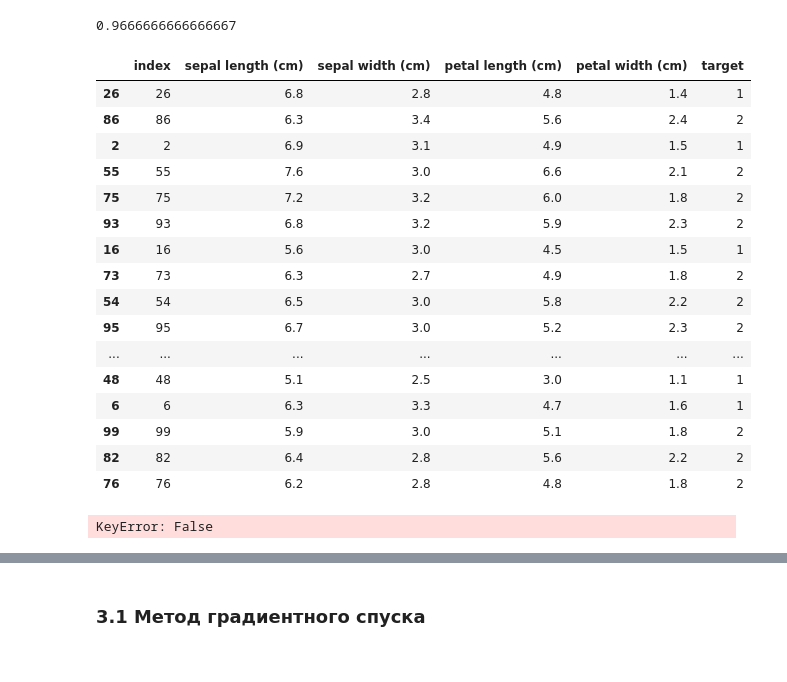
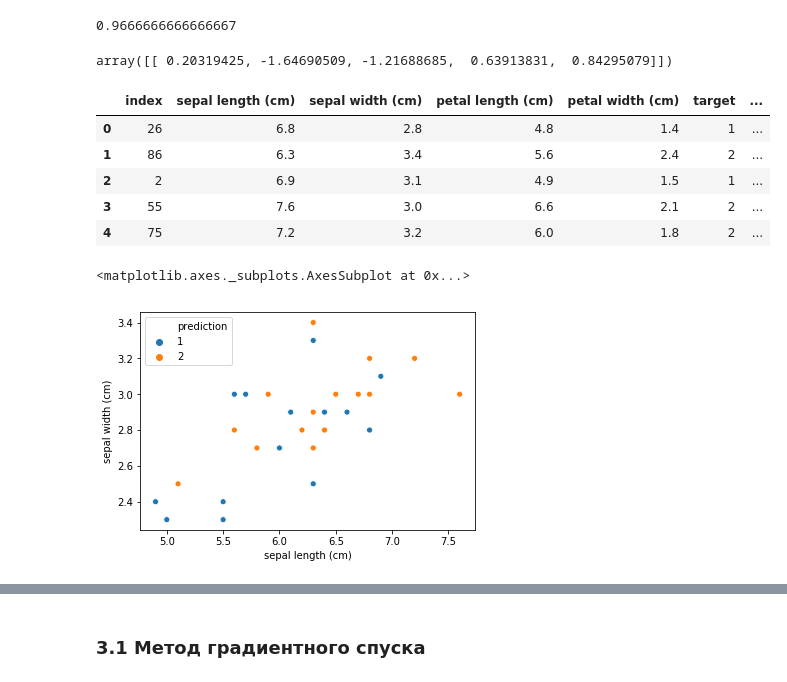
Before and after one commit to kianya/ml-basic-algorithms, a Jupyter notebook: 7. IRIS - optimization/iris_optimization.ipynb, the cells around one changed output, grey strips where cells are left out. Cells and saved outputs as stored; diff of their text form; code cells hidden in the pictures.

```diff
--- a/7. IRIS - optimization/iris_optimization.ipynb
+++ b/7. IRIS - optimization/iris_optimization.ipynb
@@ -71,34 +71,28 @@ predictions = model.predict(X_test)
 model.score(X_test, y_test)
 # %% [output]
 0.9666666666666667
+# %%
+# Подобранные коэффициенты для линейной регрессии
+model.coef_
+# %% [output]
+array([[ 0.20319425, -1.64690509, -1.21688685,  0.63913831,  0.84295079]])
 # %%
 plot_data = pd.concat([X_test, pd.DataFrame(y_test)], axis=1)
-plot_data
+plot_data = pd.concat([plot_data.reset_index(drop=True),
+                           pd.DataFrame(predictions, columns=['prediction'])], axis=1)
+plot_data.head()
 # %% [output]
-|  | index | sepal length (cm) | sepal width (cm) | petal length (cm) | petal width (cm) | target |
-| 26 | 26 | 6.8 | 2.8 | 4.8 | 1.4 | 1 |
-| 86 | 86 | 6.3 | 3.4 | 5.6 | 2.4 | 2 |
-| 2 | 2 | 6.9 | 3.1 | 4.9 | 1.5 | 1 |
-| 55 | 55 | 7.6 | 3.0 | 6.6 | 2.1 | 2 |
-| 75 | 75 | 7.2 | 3.2 | 6.0 | 1.8 | 2 |
-| 93 | 93 | 6.8 | 3.2 | 5.9 | 2.3 | 2 |
-| 16 | 16 | 5.6 | 3.0 | 4.5 | 1.5 | 1 |
-| 73 | 73 | 6.3 | 2.7 | 4.9 | 1.8 | 2 |
-| 54 | 54 | 6.5 | 3.0 | 5.8 | 2.2 | 2 |
-| 95 | 95 | 6.7 | 3.0 | 5.2 | 2.3 | 2 |
-| ... | ... | ... | ... | ... | ... | ... |
-| 48 | 48 | 5.1 | 2.5 | 3.0 | 1.1 | 1 |
-| 6 | 6 | 6.3 | 3.3 | 4.7 | 1.6 | 1 |
-| 99 | 99 | 5.9 | 3.0 | 5.1 | 1.8 | 2 |
-| 82 | 82 | 6.4 | 2.8 | 5.6 | 2.2 | 2 |
-| 76 | 76 | 6.2 | 2.8 | 4.8 | 1.8 | 2 |
+|  | index | sepal length (cm) | sepal width (cm) | petal length (cm) | petal width (cm) | target | ... |
+| 0 | 26 | 6.8 | 2.8 | 4.8 | 1.4 | 1 | ... |
+| 1 | 86 | 6.3 | 3.4 | 5.6 | 2.4 | 2 | ... |
+| 2 | 2 | 6.9 | 3.1 | 4.9 | 1.5 | 1 | ... |
+| 3 | 55 | 7.6 | 3.0 | 6.6 | 2.1 | 2 | ... |
+| 4 | 75 | 7.2 | 3.2 | 6.0 | 1.8 | 2 | ... |
 # %%
 sns.scatterplot(x='sepal length (cm)', y='sepal width (cm)',
-                style='predict', data=plot_data[(plot_data.predict=='1')])
-
-sns.scatterplot(x='sepal length (cm)', y='sepal width (cm)',
-                style='predict', data=plot_data[(plot_data.predict=='2')])
+                    hue='prediction', palette=sns.color_palette(n_colors=2), data=plot_data)
 # %% [output]
-KeyError: False
+<matplotlib.axes._subplots.AxesSubplot at 0x...>
+[figure, added]
 # %%
 sns.scatterplot(x='petal length (cm)', y='petal width (cm)',
```
Also changed, not shown: parts of 7 cells of this notebook.
